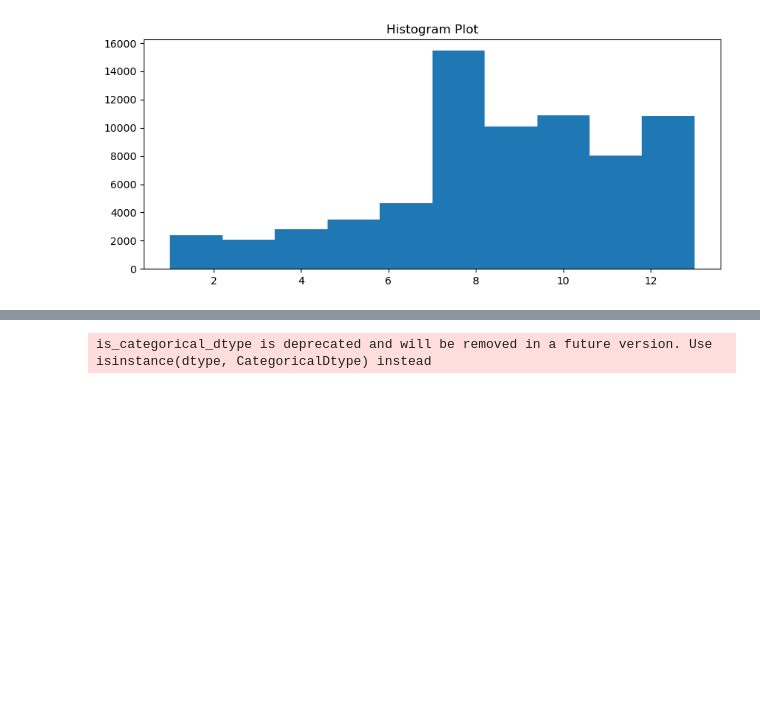
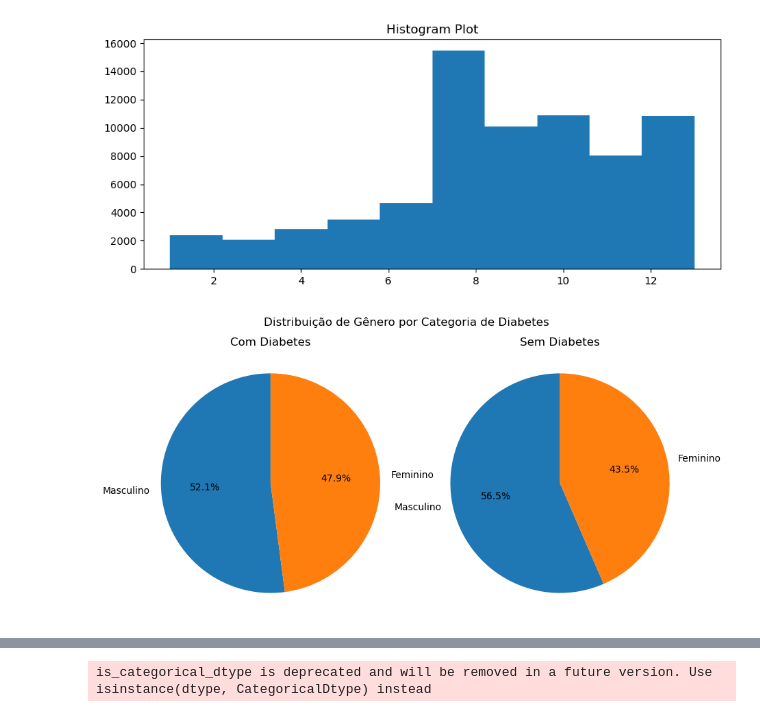
Before and after one commit to jpmbrito123/DAA, a Jupyter notebook: nossodataset/data_exploration.ipynb, the cells around one changed output, grey strips where cells are left out. Saved outputs shown, nothing was run; the diff lists cells and outputs as text; code cells hidden in the pictures; blank space fills up the shorter version.

```diff
--- a/nossodataset/data_exploration.ipynb
+++ b/nossodataset/data_exploration.ipynb
@@ -256,3 +240,28 @@ def hist_plots(df):
 hist_plots(df['Age'])
 # %% [output]
 [figure]
+# %%
+def plot_pie(data_with_diabetes, data_without_diabetes, labels):
+    fig, ax = plt.subplots(1, 2, figsize=(10, 5))
+
+    # Plot para dados com diabetes
+    ax[0].pie(data_with_diabetes, labels=labels, autopct='%1.1f%%', startangle=90)
+    ax[0].axis('equal')  # Equal aspect ratio ensures that pie is drawn as a circle.
+    ax[0].set_title('Com Diabetes')
+
+    # Plot para dados sem diabetes
+    ax[1].pie(data_without_diabetes, labels=labels, autopct='%1.1f%%', startangle=90)
+    ax[1].axis('equal')  # Equal aspect ratio ensures that pie is drawn as a circle.
+    ax[1].set_title('Sem Diabetes')
+
+    plt.suptitle('Distribuição de Gênero por Categoria de Diabetes')
+    plt.show()
+
+# Supondo que você tenha duas colunas no DataFrame, 'Sex' e 'Diabetes' (0 para sem diabetes, 1 para com diabetes)
+data_with_diabetes = df[df['Diabetes'] == 1]['Sex'].value_counts()
+data_without_diabetes = df[df['Diabetes'] == 0]['Sex'].value_counts()
+labels = ["Masculino", "Feminino"]
+
+plot_pie(data_with_diabetes, data_without_diabetes, labels)
+# %% [output]
+[figure, added]
```
Also changed, not shown: parts of 20 cells of this notebook.
